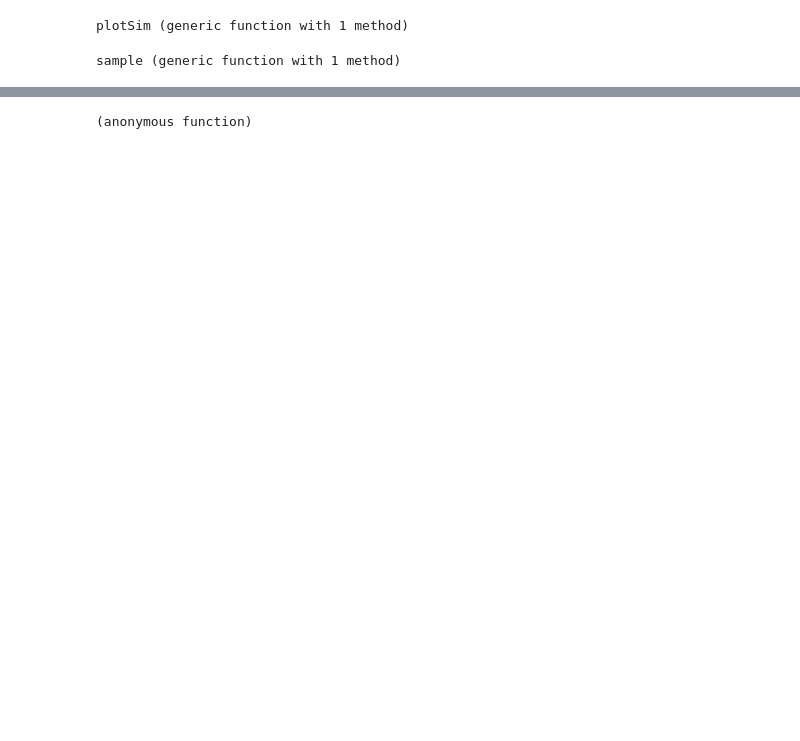
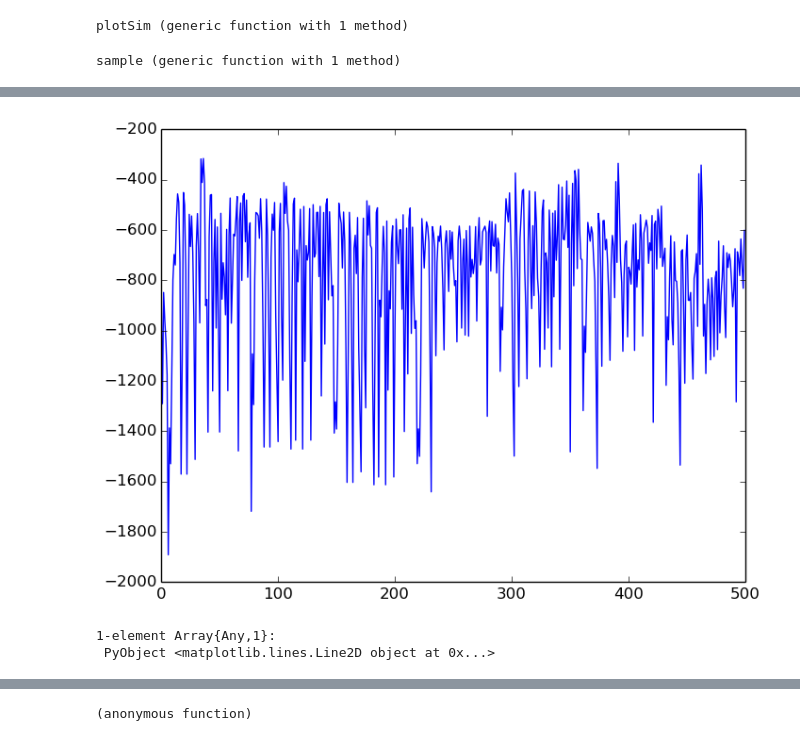
Before and after one commit to sisl/autoATC, a Jupyter notebook: CTMDPpattern.ipynb, the cells around one changed output, grey strips where cells are left out. Saved outputs shown, nothing was run; the diff lists cells and outputs as text; code cells hidden in the pictures; blank space fills up the shorter version.

```diff
--- a/CTMDPpattern.ipynb
+++ b/CTMDPpattern.ipynb
@@ -49 +64,8 @@ g_nSlong
+# %%
+idx = (1:500) + 1e4
+PyPlot.plot(Vshort[idx]-Vtest[idx])
+# %% [output]
+[figure, added]
+1-element Array{Any,1}:
+ PyObject <matplotlib.lines.Line2D object at 0x...>
 # %%
```
Also changed, not shown: parts of 26 cells of this notebook, 2 other files.
